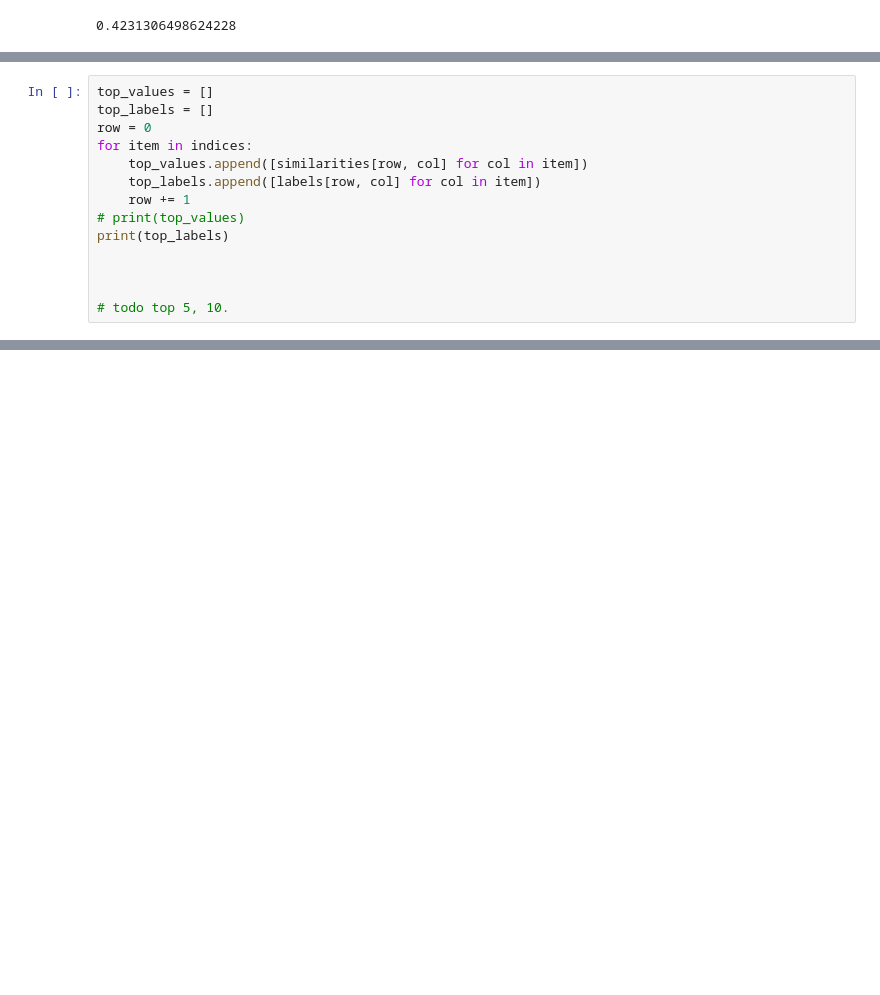
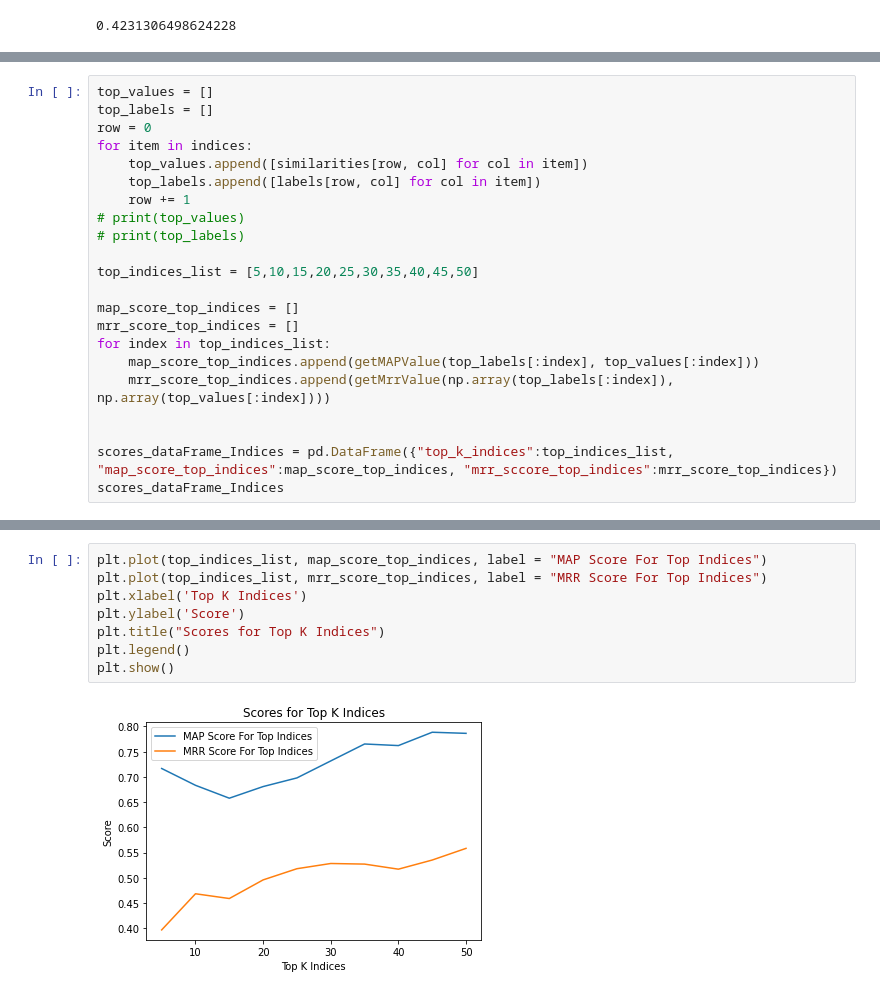
Before and after one commit to YeshaP/ENSF544_Proj2, a Jupyter notebook: Project2-1.ipynb, the cells around one changed output, grey strips where cells are left out. Cells and saved outputs as stored; diff of their text form; blank space fills up the shorter version.

```diff
--- a/Project2-1.ipynb
+++ b/Project2-1.ipynb
@@ -325,8 +372,16 @@ for item in indices:
     top_labels.append([labels[row, col] for col in item])
     row += 1
 # print(top_values)
-print(top_labels)
+# print(top_labels)
+
+top_indices_list = [5,10,15,20,25,30,35,40,45,50]
+
+map_score_top_indices = []
+mrr_score_top_indices = []
+for index in top_indices_list:
+    map_score_top_indices.append(getMAPValue(top_labels[:index], top_values[:index]))
+    mrr_score_top_indices.append(getMrrValue(np.array(top_labels[:index]), np.array(top_values[:index])))
 
 
-
-# todo top 5, 10.
+scores_dataFrame_Indices = pd.DataFrame({"top_k_indices":top_indices_list, "map_score_top_indices":map_score_top_indices, "mrr_sccore_top_indices":mrr_score_top_indices})
+scores_dataFrame_Indices
@@ -332,0 +400,10 @@ print(top_labels)
+# %%
+plt.plot(top_indices_list, map_score_top_indices, label = "MAP Score For Top Indices")
+plt.plot(top_indices_list, mrr_score_top_indices, label = "MRR Score For Top Indices")
+plt.xlabel('Top K Indices')
+plt.ylabel('Score')
+plt.title("Scores for Top K Indices")
+plt.legend()
+plt.show()
+# %% [output]
+[figure, added]
```
Also changed, not shown: parts of 7 cells of this notebook.
